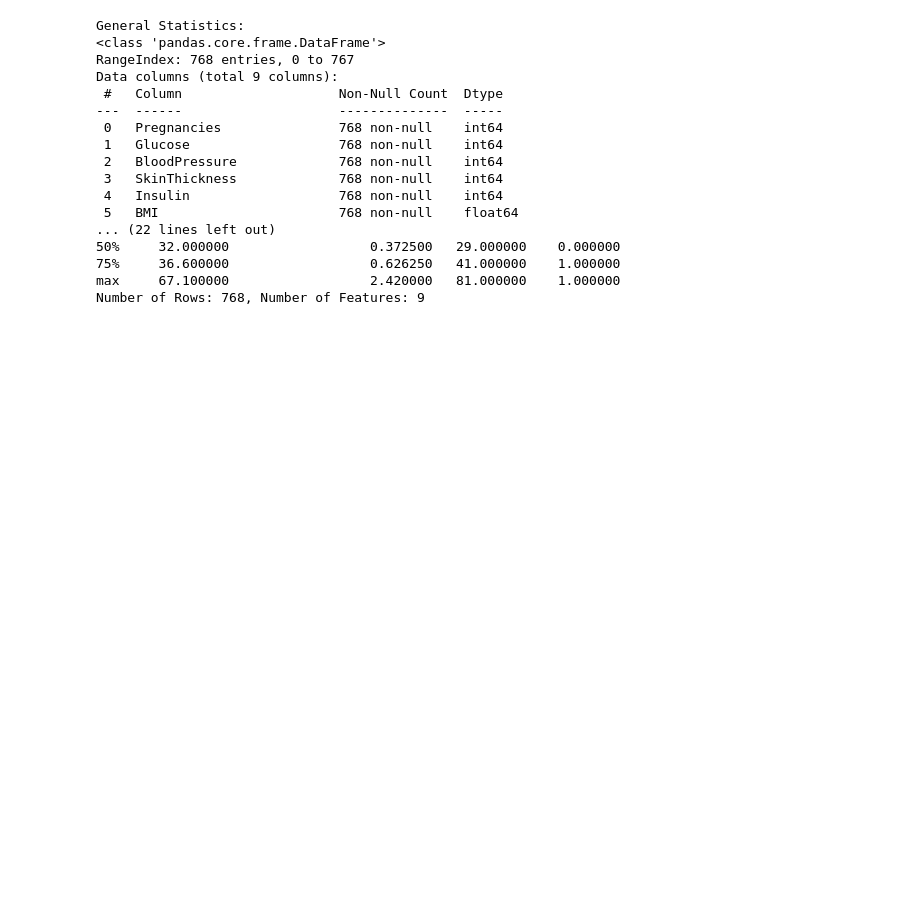
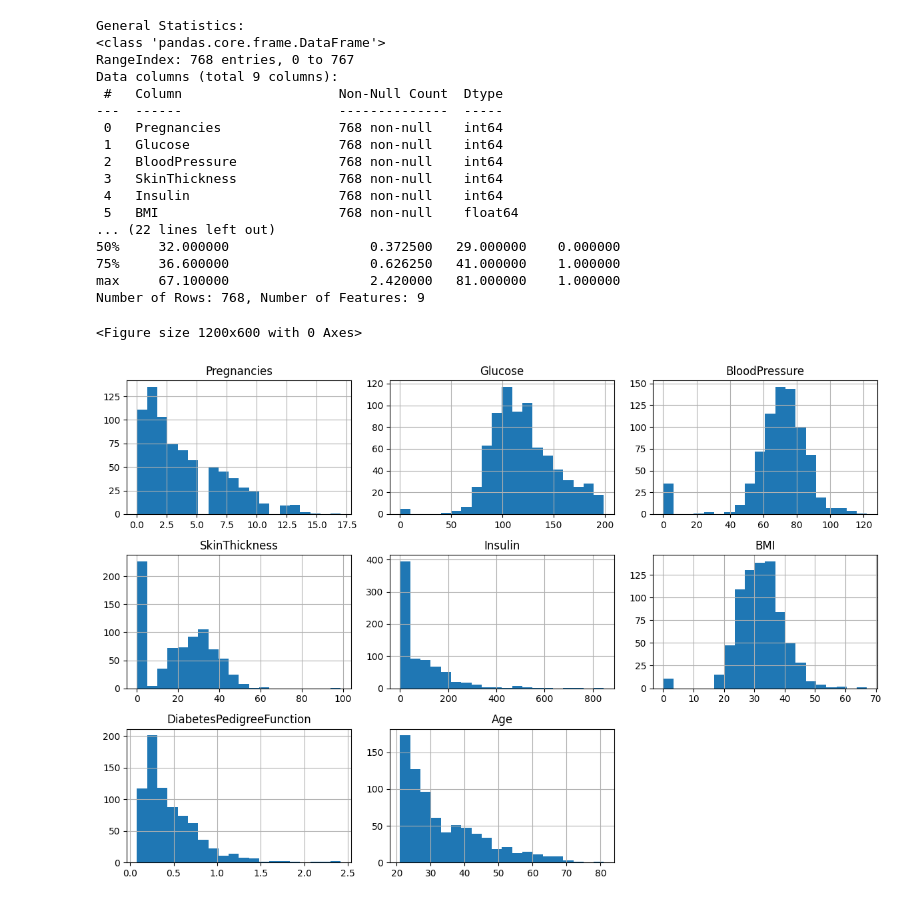
Before and after one commit to MahyadSaedpanah/ML---Pima-Indian-Diabetes, a Jupyter notebook: Preprocessing.ipynb, the cells around one changed output. Saved outputs shown, nothing was run; the diff lists cells and outputs as text; code cells hidden in the pictures; blank space fills up the shorter version.

Commit message:
Report categorical and continuous features

```diff
--- a/Preprocessing.ipynb
+++ b/Preprocessing.ipynb
@@ -34,3 +34,15 @@ Data columns (total 9 columns):
 75%     36.600000                  0.626250   41.000000    1.000000
 max     67.100000                  2.420000   81.000000    1.000000
 Number of Rows: 768, Number of Features: 9
+# %%
+# 3. Report categorical and continuous features
+categorical_features = ['Outcome']
+numerical_features = [col for col in df.columns if col not in categorical_features]
+
+plt.figure(figsize=(12, 6))
+df[numerical_features].hist(bins=20, figsize=(12, 8), layout=(3, 3))
+plt.tight_layout()
+plt.show()
+# %% [output]
+<Figure size 1200x600 with 0 Axes>
+[figure, added]
```
